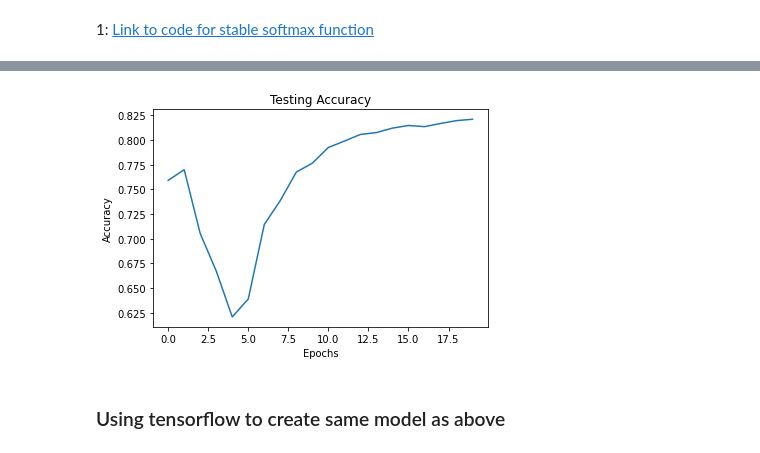
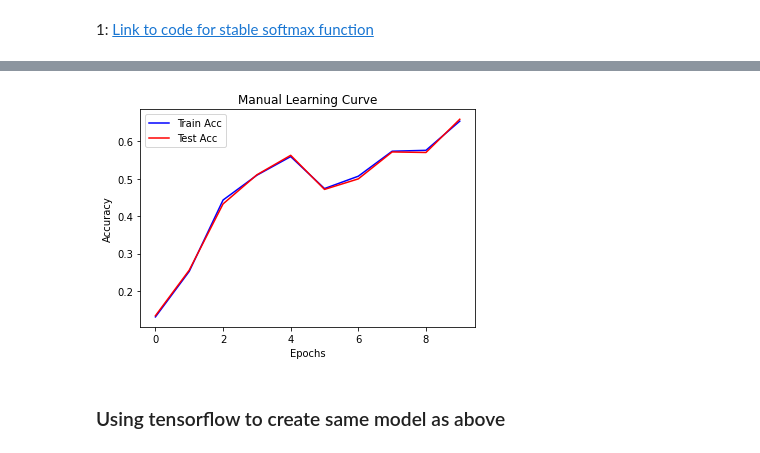
Before and after one commit to jth1011/CS760, a Jupyter notebook: HW4/HW4_Backprop.ipynb, the cells around one changed output, grey strips where cells are left out. Cells and saved outputs as stored; diff of their text form; code cells hidden in the pictures.

```diff
--- a/HW4/HW4_Backprop.ipynb
+++ b/HW4/HW4_Backprop.ipynb
@@ -23,7 +23,10 @@ class dnn:
             'w1':np.random.normal(mu,sig,size=(sizes[1],sizes[0])),
             'w2':np.random.normal(mu,sig,size=(sizes[2],sizes[1]))
         }
-
+        print("initial w1:")
+        print(self.weights['w1'])
+        print("initial w2:")
+        print(self.weights['w2'])
     '''
     Return sigmoid function output with option for derivative
     '''
@@ -95,16 +98,19 @@ class dnn:
         return np.mean(correct)
 
     def train(self,x_train,y_train,x_test,y_test):
-        acc = []
+        test_acc = []
+        train_acc = []
         for it in range(self.epochs):
             shuffle = np.random.permutation(len(y_train)) #shuffle sgd
             for x,y in zip(x_train[shuffle],y_train[shuffle]):
                 out = self.forward(x) # forward pass
                 deltas = self.backward(y,out) # backpropegation
                 self.update(deltas) # interate weights
-            temp_acc = self.accuracy(x_test,y_test)
-            acc.append(temp_acc)
-        return acc
+            temp_test_acc = self.accuracy(x_test,y_test)
+            temp_train_acc = self.accuracy(x_train,y_train)
+            test_acc.append(temp_test_acc)
+            train_acc.append(temp_train_acc)
+        return train_acc,test_acc
 # %% [markdown]
 1: [Link to code for stable softmax function](https://stackoverflow.com/questions/34968722/how-to-implement-the-softmax-function-in-python)
 # %%
@@ -119,5 +125,5 @@ y_test = to_categorical(y_test)
 x_train = (x_train.reshape(len(x_train),784)/255).astype('float32')
 x_test = (x_test.reshape(len(x_test),784)/255).astype('float32')
 # %%
-clf = dnn(rate=0.01,epochs=20,sizes=[784,300,10],weight_params=(0,0.1))
-acc = clf.train(x_train,y_train,x_test,y_test)
+clf = dnn(rate=0.01,epochs=10,sizes=[784,300,10],weight_params=(0,0.01))
+train_acc,test_acc = clf.train(x_train,y_train,x_test,y_test)
@@ -124,11 +148,13 @@ acc = clf.train(x_train,y_train,x_test,y_test)
 # %%
 # plot testing accuracy
-plt.plot(acc);
-plt.title("Testing Accuracy");
+plt.plot(train_acc,color='b',label='Train Acc');
+plt.plot(test_acc,color='r',label='Test Acc');
+plt.legend()
+plt.title("Manual Learning Curve");
 plt.ylabel("Accuracy");
 plt.xlabel("Epochs");
 # %% [output]
-[figure, old version]
+[figure, new version]
 # %% [markdown]
 ### Using tensorflow to create same model as above
 # %%
```
Also changed, not shown: parts of 3 cells of this notebook, 1 other file.
